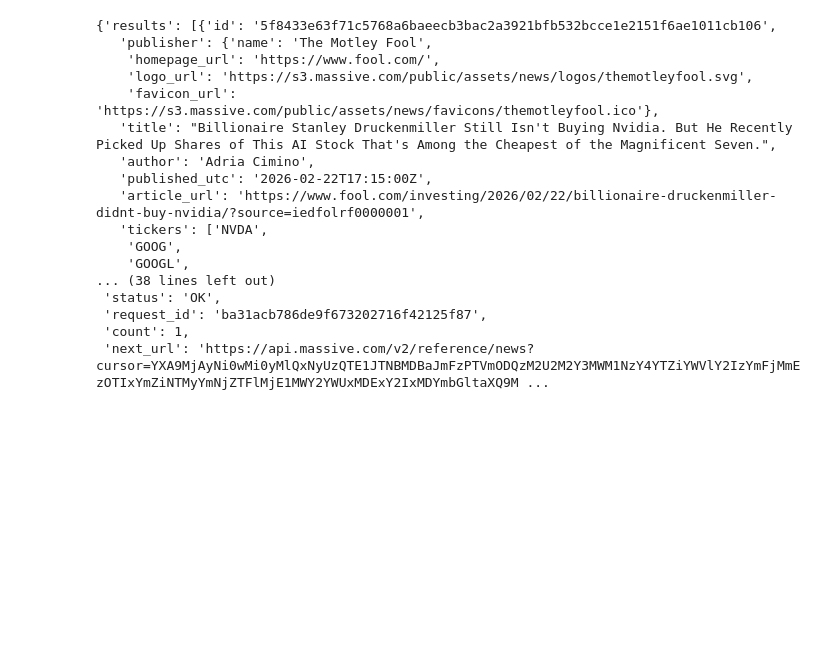
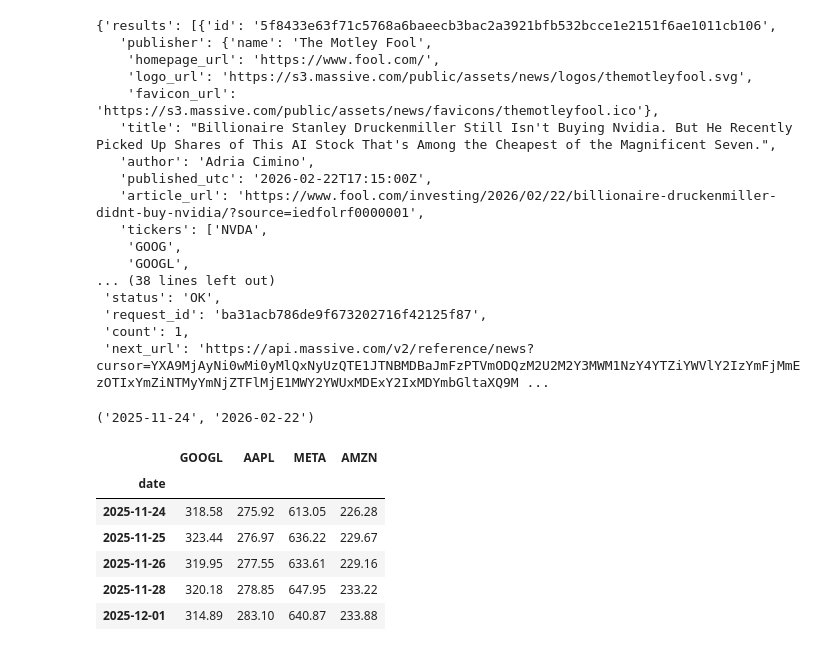
Before and after one commit to buseozgur/data-stock-market, a Jupyter notebook: stocks.ipynb, the cells around one changed output. Cells and saved outputs as stored; diff of their text form; code cells hidden in the pictures; blank space fills up the shorter version.

```diff
--- a/stocks.ipynb
+++ b/stocks.ipynb
@@ -201,3 +201,15 @@ api_tesla
  'request_id': 'ba31acb786de9f673202716f42125f87',
  'count': 1,
  'next_url': 'https://api.massive.com/v2/reference/news?cursor=YXA9MjAyNi0wMi0yMlQxNyUzQTE1JTNBMDBaJmFzPTVmODQzM2U2M2Y3MWM1NzY4YTZiYWVlY2IzYmFjMmEzOTIxYmZiNTMyYmNjZTFlMjE1MWY2YWUxMDExY2IxMDYmbGltaXQ9M ...
+# %%
+from datetime import datetime, timedelta
+
+yesterday = (datetime.today() - timedelta(days=1)).date()
+start_date = yesterday - timedelta(days=90)
+
+START = start_date.strftime("%Y-%m-%d")
+END   = yesterday.strftime("%Y-%m-%d")
+
+START, END
+# %% [output]
+('2025-11-24', '2026-02-22')
@@ -203,0 +255,15 @@ api_tesla
+# %%
+tickers = ["GOOGL", "AAPL", "META", "AMZN"]
+
+dfs = [create_stock_df_of_company(t) for t in tickers]
+prices_df = pd.concat(dfs, axis=1).sort_index()
+
+prices_df.head()
+# %% [output]
+|  | GOOGL | AAPL | META | AMZN |
+| date |  |  |  |  |
+| 2025-11-24 | 318.58 | 275.92 | 613.05 | 226.28 |
+| 2025-11-25 | 323.44 | 276.97 | 636.22 | 229.67 |
+| 2025-11-26 | 319.95 | 277.55 | 633.61 | 229.16 |
+| 2025-11-28 | 320.18 | 278.85 | 647.95 | 233.22 |
+| 2025-12-01 | 314.89 | 283.10 | 640.87 | 233.88 |
```
Also changed, not shown: parts of 3 cells of this notebook.
